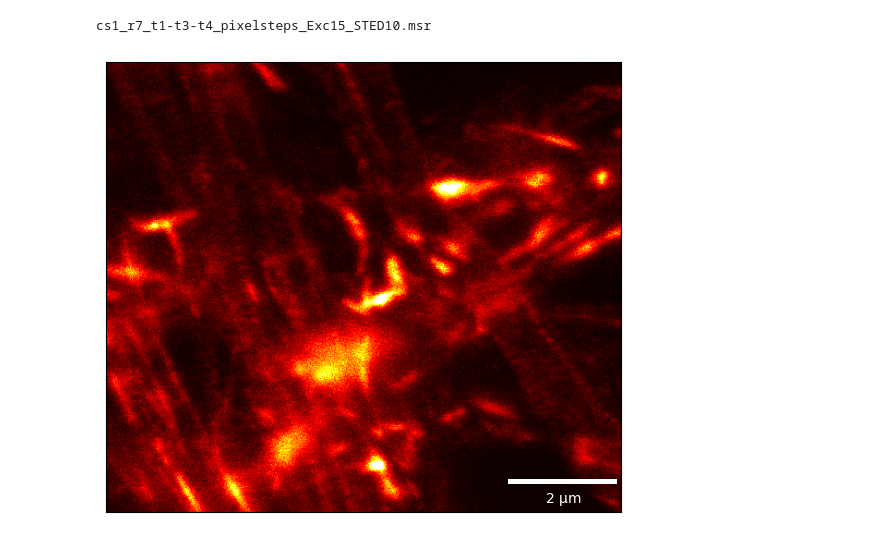
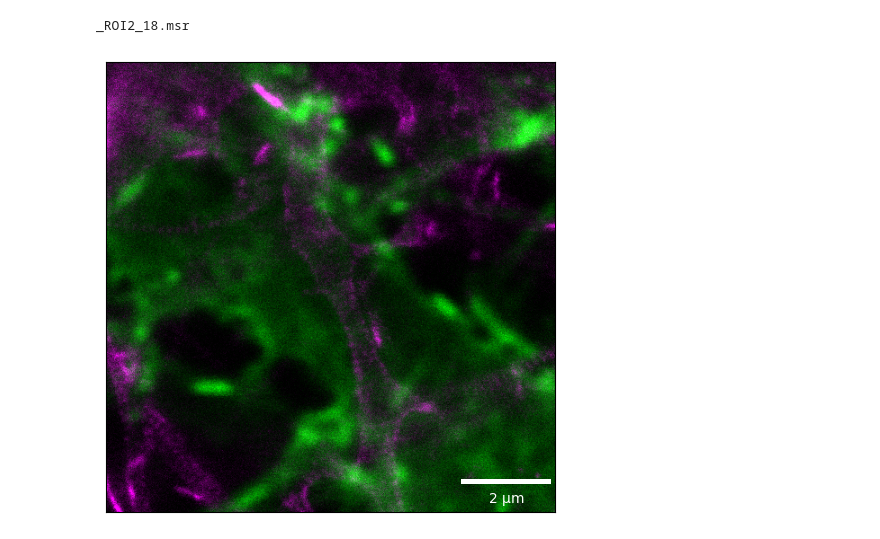
Before and after one commit to FLClab/STED-FM, a Jupyter notebook: datasets/scraping/viewer.ipynb, the cells around one changed output. Drawn from its saved outputs; the diff is of its cells as text; code cells hidden in the pictures.

```diff
--- a/datasets/scraping/viewer.ipynb
+++ b/datasets/scraping/viewer.ipynb
@@ -18,27 +19,31 @@ metadata = json.load(open(f'/home-local2/projects/FLCDataset/scraping-{folder}/m
 # %%
 idx = random.randint(0, len(files) - 1)
 file = files[idx]
 
 image = tifffile.imread(file)
 with tifffile.TiffFile(file) as tif:
     dx = [1/r for r in tif.pages[0].resolution]
     dx = [r * 1e-6 if r > 1 else r for r in dx]
 
 key = os.path.splitext(os.path.basename(file))[0]
 print(os.path.basename(metadata[key]["image-id"]))
 
 fig, ax = pyplot.subplots(tight_layout=True)
 fig.set_facecolor("none")
-ax.imshow(image, cmap="hot", vmin=0, vmax=numpy.quantile(image, 0.999))
+if image.ndim == 3:
+    image = make_composite(image, luts=["green", "magenta", "cyan", "yellow"][:image.shape[0]], ranges=numpy.quantile(image,[0, 0.999], axis=(1, 2)).T)
+    ax.imshow(image)
+else:
+    ax.imshow(image, cmap="hot", vmin=0, vmax=numpy.quantile(image, 0.999))
 ax.set_facecolor(None)
 ax.get_xaxis().set_visible(False)
 ax.get_yaxis().set_visible(False)
 scalebar = ScaleBar(
     dx[0], "um", location='lower right', scale_loc='bottom', length_fraction=0.1, height_fraction=0.01, frameon=False,
     color="white", fixed_value=2
 )
 ax.add_artist(scalebar)
 pyplot.show()
 # %% [output]
-cs1_r7_t1-t3-t4_pixelsteps_Exc15_STED10.msr
+_ROI2_18.msr
-[figure, old version]
+[figure, new version]
```
Also changed, not shown: parts of 2 cells of this notebook, 10 other files.
